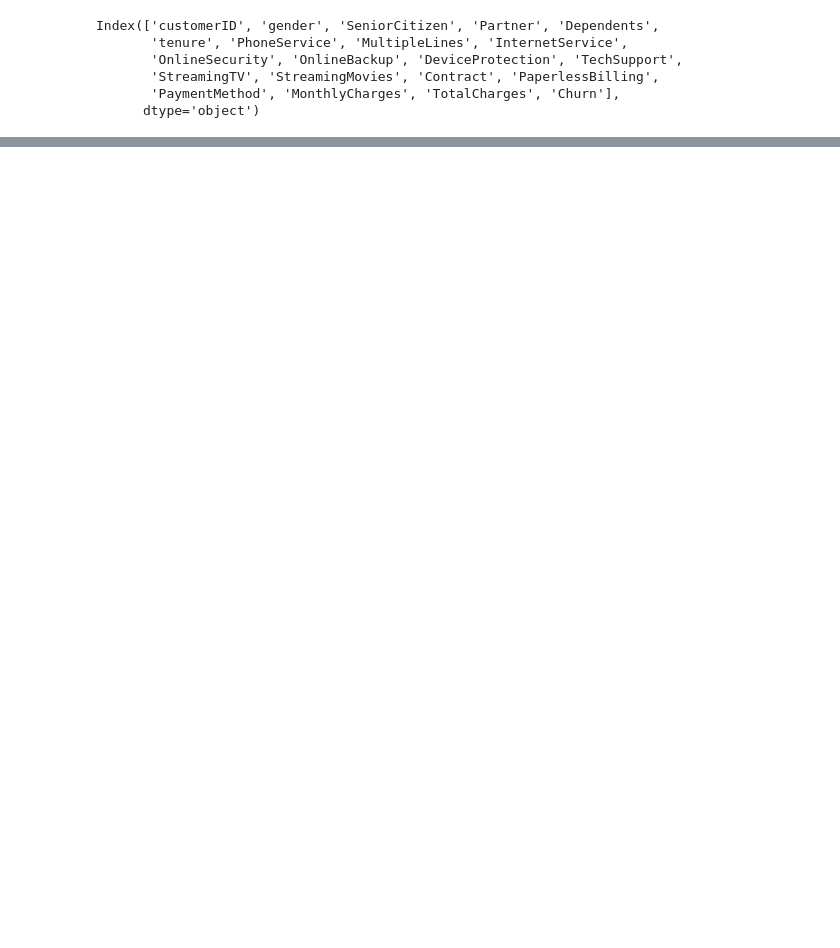
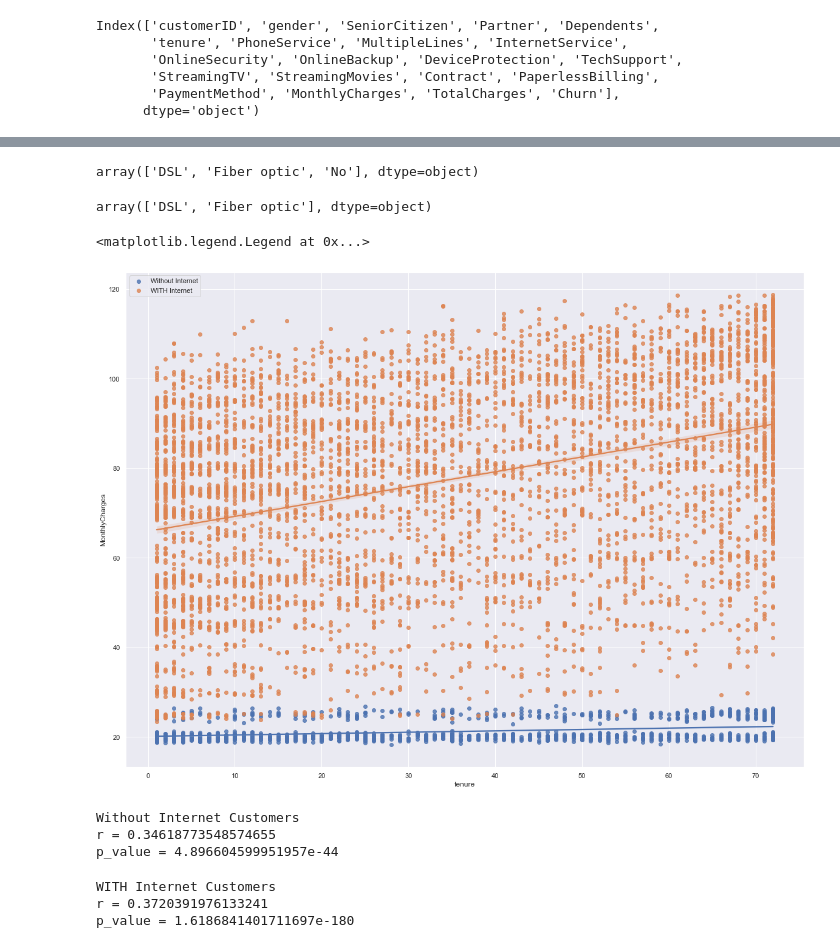
Before and after one commit to mijailmariano/statistics-exercises, a Jupyter notebook: hypothesis_testing.ipynb, the cells around one changed output, grey strips where cells are left out. Drawn from its saved outputs; the diff is of its cells as text; code cells hidden in the pictures; blank space fills up the shorter version.

```diff
--- a/hypothesis_testing.ipynb
+++ b/hypothesis_testing.ipynb
@@ -756,0 +844,47 @@ Index(['customerID', 'gender', 'SeniorCitizen', 'Partner', 'Dependents',
+# %%
+telco_df.InternetService.unique()
+# %% [output]
+array(['DSL', 'Fiber optic', 'No'], dtype=object)
+# %%
+# Without internet service / With internet service
+
+no_internet = telco_df[telco_df.InternetService == "No"]
+yes_internet = telco_df[telco_df.InternetService != "No"]
+# %%
+no_internet.InternetService.unique() # checks out!
+yes_internet.InternetService.unique() # checks out!
+# %% [output]
+array(['DSL', 'Fiber optic'], dtype=object)
+# %%
+# plotting the two (2) samples
+
+plt.figure(figsize= (20, 15))
+sns.regplot(data=no_internet, x = "tenure", y = "MonthlyCharges", label="Without Internet")
+sns.regplot(data=yes_internet, x = "tenure", y = "MonthlyCharges", label="WITH Internet")
+
+plt.legend()
+# %% [output]
+<matplotlib.legend.Legend at 0x...>
+[figure, added]
+# %%
+r1, p_value1 = stats.stats.pearsonr(no_internet.tenure, no_internet.MonthlyCharges)
+r1, p_value1
+
+print("Without Internet Customers")
+print("r =", r1)
+print("p_value =", p_value1)
+# %% [output]
+Without Internet Customers
+r = 0.34618773548574655
+p_value = 4.896604599951957e-44
+# %%
+r2, p_value2 = stats.stats.pearsonr(yes_internet.tenure, yes_internet.MonthlyCharges)
+r2, p_value2
+
+print("WITH Internet Customers")
+print("r =", r2)
+print("p_value =", p_value2)
+# %% [output]
+WITH Internet Customers
+r = 0.3720391976133241
+p_value = 1.6186841401711697e-180
```
Also changed, not shown: parts of 83 cells of this notebook, 1 other file.
